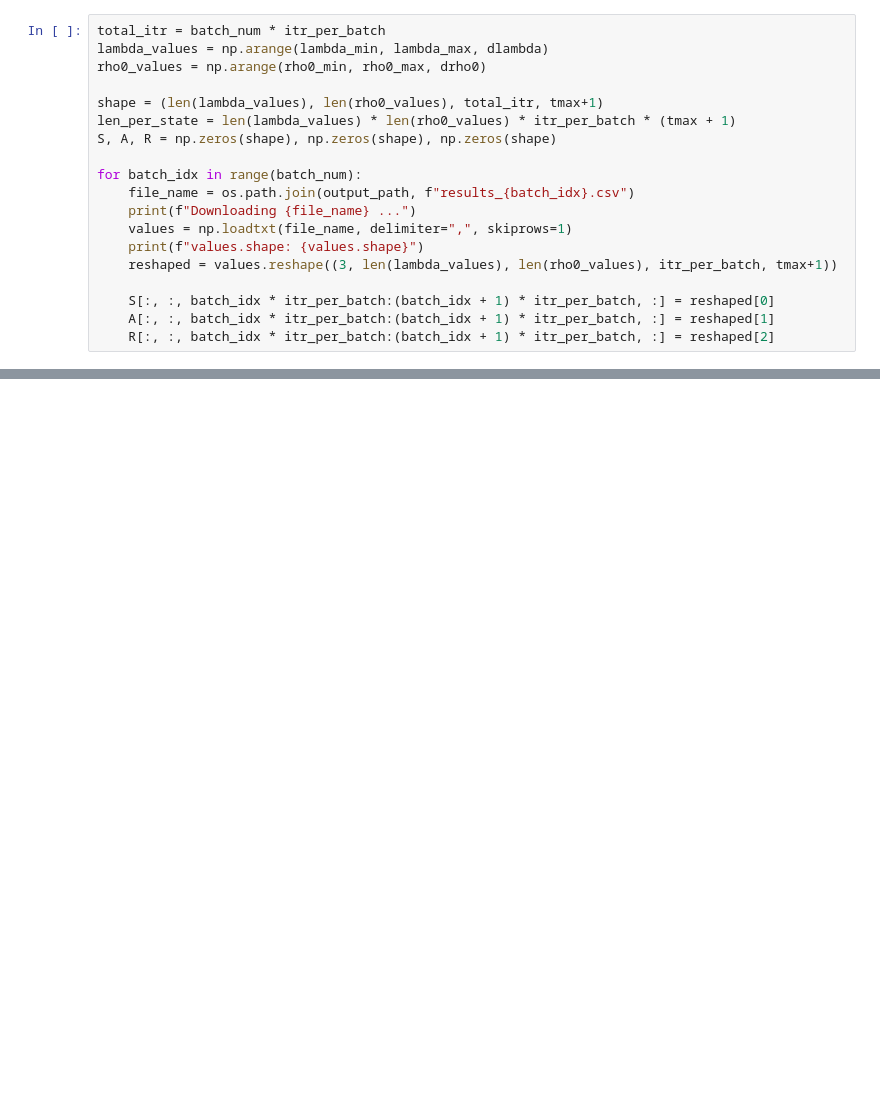
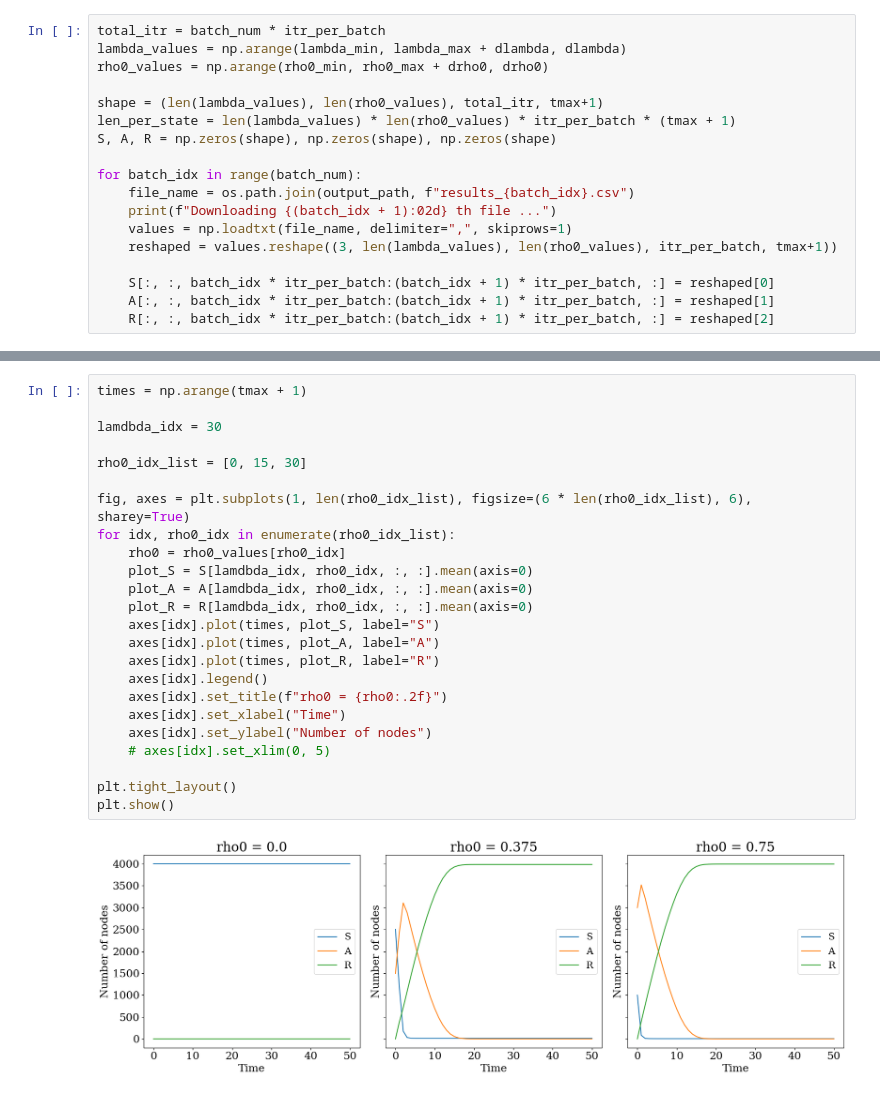
Before and after one commit to Kojirouuuu/trend-sar, a Jupyter notebook: notebook/SAR01.ipynb, the cells around one changed output, grey strips where cells are left out. Cells and saved outputs as stored; diff of their text form; blank space fills up the shorter version.

```diff
--- a/notebook/SAR01.ipynb
+++ b/notebook/SAR01.ipynb
@@ -49,8 +65,8 @@ batch_num = params_df["batchNum"].values[0]
 itr_per_batch = params_df["itrPerBatch"].values[0]
 # %%
 total_itr = batch_num * itr_per_batch
-lambda_values = np.arange(lambda_min, lambda_max, dlambda)
-rho0_values = np.arange(rho0_min, rho0_max, drho0)
+lambda_values = np.arange(lambda_min, lambda_max + dlambda, dlambda)
+rho0_values = np.arange(rho0_min, rho0_max + drho0, drho0)
 
 shape = (len(lambda_values), len(rho0_values), total_itr, tmax+1)
 len_per_state = len(lambda_values) * len(rho0_values) * itr_per_batch * (tmax + 1)
@@ -58,9 +74,8 @@ S, A, R = np.zeros(shape), np.zeros(shape), np.zeros(shape)
 
 for batch_idx in range(batch_num):
     file_name = os.path.join(output_path, f"results_{batch_idx}.csv")
-    print(f"Downloading {file_name} ...")
+    print(f"Downloading {(batch_idx + 1):02d} th file ...")
     values = np.loadtxt(file_name, delimiter=",", skiprows=1)
-    print(f"values.shape: {values.shape}")
     reshaped = values.reshape((3, len(lambda_values), len(rho0_values), itr_per_batch, tmax+1))
 
     S[:, :, batch_idx * itr_per_batch:(batch_idx + 1) * itr_per_batch, :] = reshaped[0]
@@ -72,0 +97,26 @@ ValueError: cannot reshape array of size 5043000 into shape (3,40,40,20,101)
+# %%
+times = np.arange(tmax + 1)
+
+lamdbda_idx = 30
+
+rho0_idx_list = [0, 15, 30]
+
+fig, axes = plt.subplots(1, len(rho0_idx_list), figsize=(6 * len(rho0_idx_list), 6), sharey=True)
+for idx, rho0_idx in enumerate(rho0_idx_list):
+    rho0 = rho0_values[rho0_idx]
+    plot_S = S[lamdbda_idx, rho0_idx, :, :].mean(axis=0)
+    plot_A = A[lamdbda_idx, rho0_idx, :, :].mean(axis=0)
+    plot_R = R[lamdbda_idx, rho0_idx, :, :].mean(axis=0)
+    axes[idx].plot(times, plot_S, label="S")
+    axes[idx].plot(times, plot_A, label="A")
+    axes[idx].plot(times, plot_R, label="R")
+    axes[idx].legend()
+    axes[idx].set_title(f"rho0 = {rho0:.2f}")
+    axes[idx].set_xlabel("Time")
+    axes[idx].set_ylabel("Number of nodes")
+    # axes[idx].set_xlim(0, 5)
+
+plt.tight_layout()
+plt.show()
+# %% [output]
+[figure, added]
```
Also changed, not shown: parts of 6 cells of this notebook, 5 other files.
